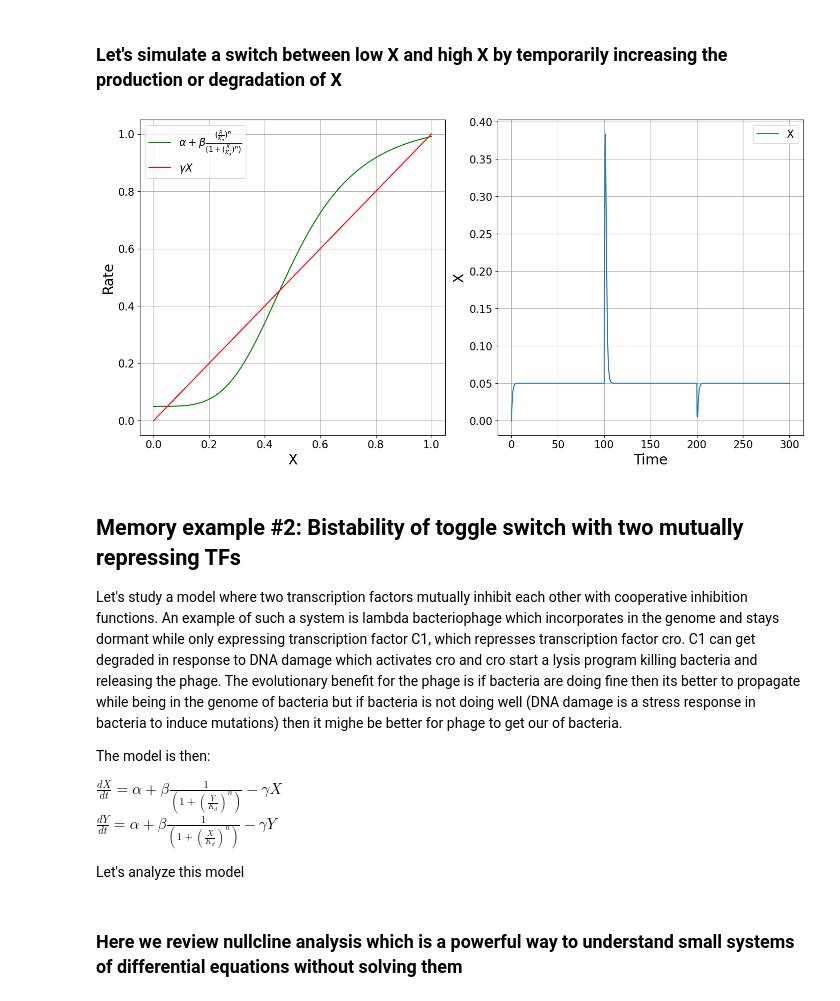
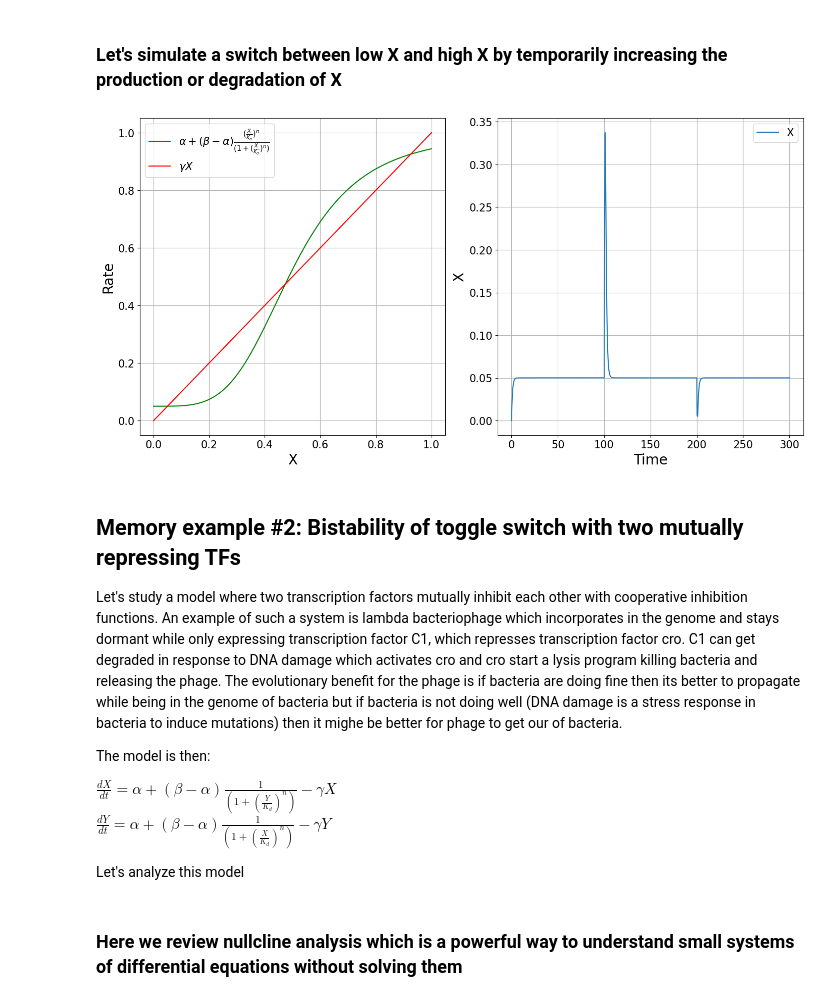
Before and after one commit to IB120-201-CCB210/Spring2025, a Jupyter notebook: Titov_Jupyter_Notebooks/Lecture_6_TFs_with_memory.ipynb, the cells around one changed output. Saved outputs shown, nothing was run; the diff lists cells and outputs as text; code cells hidden in the pictures.

```diff
--- a/Titov_Jupyter_Notebooks/Lecture_6_TFs_with_memory.ipynb
+++ b/Titov_Jupyter_Notebooks/Lecture_6_TFs_with_memory.ipynb
@@ -88,7 +88,7 @@ Kd = 1.0  # binding constant of X to its own promoter
 
 def Positive_Autoregulation(t, y):
     X = y
-    dXdt = α + β * ((X / Kd) / (1 + (X / Kd))) - γ * X
+    dXdt = α + (β-α) * ((X / Kd) / (1 + (X / Kd))) - γ * X
     return dXdt
 
 
@@ -151,7 +151,7 @@ n = 4
 
 def Positive_Autoregulation(t, y):
     X = y
-    dXdt = α + β * ((X / Kd) ** n / (1 + (X / Kd) ** n)) - γ * X
+    dXdt = α + (β-α) * ((X / Kd) ** n / (1 + (X / Kd) ** n)) - γ * X
     return dXdt
 
 
@@ -255,7 +255,7 @@ def Positive_Autoregulation(t, y):
     else:
         γ = 1.0
     X = y
-    dXdt = α + β * ((X / Kd) ** n / (1 + (X / Kd) ** n)) - γ * X
+    dXdt = α + (β-α) * ((X / Kd) ** n / (1 + (X / Kd) ** n)) - γ * X
     return dXdt
 
 
@@ -265,36 +265,36 @@ soln = solve_ivp(
     Positive_Autoregulation,
     tspan,
     initial_condition,
     t_eval=np.linspace(0, tspan[1], 1000),
     method="LSODA",
     max_step=0.1,
 )
 X_range = np.linspace(0, 1, 1000)
 fig, axs = plt.subplots(
     nrows=1, ncols=2, figsize=(14, 7), dpi=100, constrained_layout=True
 )
 axs[0].plot(
     X_range,
-    α + β * ((X_range / Kd) ** n / (1 + (X_range / Kd) ** n)),
-    label=r"$\alpha + \beta \frac{(\frac{X}{K_d})^n}{(1 + (\frac{X}{K_d})^n)}$",
+    α + (β-α) * ((X_range / Kd) ** n / (1 + (X_range / Kd) ** n)),
+    label=r"$\alpha + (β-α) \frac{(\frac{X}{K_d})^n}{(1 + (\frac{X}{K_d})^n)}$",
     c="green"
 )
 axs[0].plot(X_range, γ * X_range, label=r"$\gamma X$", c="red")
 axs[0].set_xlabel("X", fontsize=20)
 axs[0].set_ylabel("Rate", fontsize=20)
 
 axs[1].plot(soln.t, soln.y[0], label="X")
 axs[1].set_xlabel("Time", fontsize=20)
 axs[1].set_ylabel("X", fontsize=20)
 
 for ax in axs:
     ax.tick_params(labelsize=15)
     # ax.set_xlim(0,1)
     # ax.set_ylim(0,1)
     ax.grid()
     ax.legend(fontsize=15)
 # %% [output]
-[figure, old version]
+[figure, new version]
 # %% [markdown]
 ## Memory example #2: Bistability of toggle switch with two mutually repressing TFs
 
@@ -302,8 +302,8 @@ Let's study a model where two transcription factors mutually inhibit each other
 
 The model is then:
 
-$\frac{dX}{dt}=\alpha + \beta \frac{1}{(1 + (\frac{Y}{K_d})^n)}- \gamma X$
-$\frac{dY}{dt}=\alpha + \beta \frac{1}{(1 + (\frac{X}{K_d})^n)}- \gamma Y$
+$\frac{dX}{dt}=\alpha + (β-α) \frac{1}{(1 + (\frac{Y}{K_d})^n)}- \gamma X$
+$\frac{dY}{dt}=\alpha + (β-α) \frac{1}{(1 + (\frac{X}{K_d})^n)}- \gamma Y$
 
 
 Let's analyze this model
```
Also changed, not shown: parts of 6 cells of this notebook.
